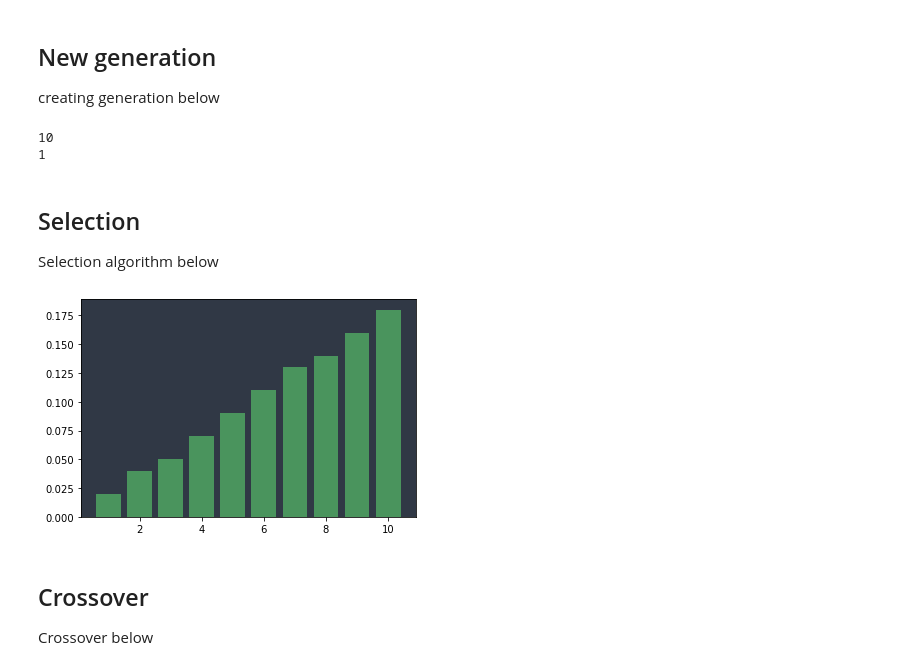
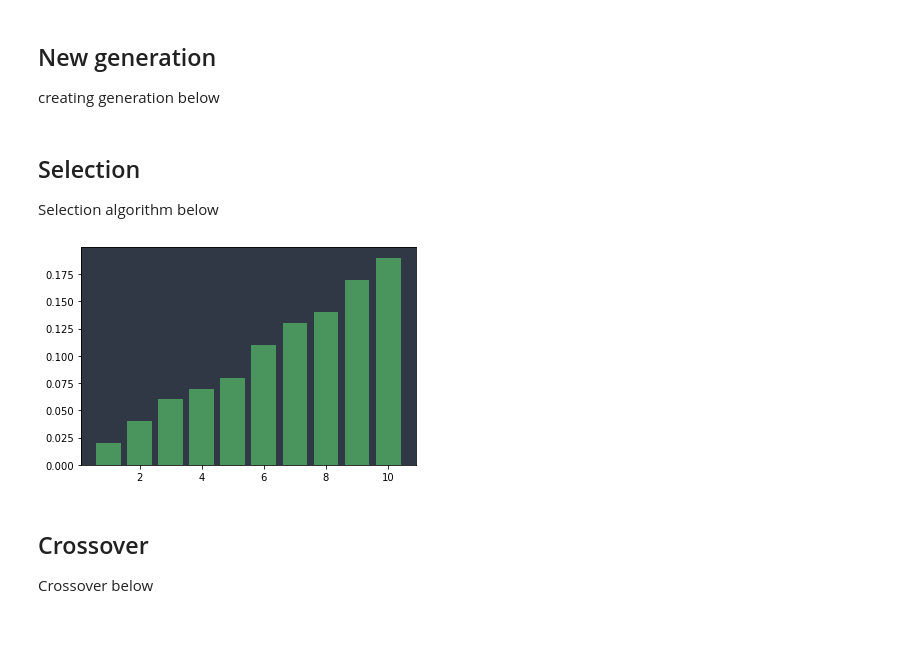
Before and after one commit to MatthijsFontys/AISocietyIndividualProject, a Jupyter notebook: Prologue.ipynb, the cells around one changed output. Cells and saved outputs as stored; diff of their text form; code cells hidden in the pictures; blank space fills up the shorter version.

Commit message:
Add temp image for survivor

```diff
--- a/Prologue.ipynb
+++ b/Prologue.ipynb
@@ -387,6 +439,7 @@ import random
 
 class Snake:
     def __init__(self, score):
+        self.dna = NeuralNetwork(2, 4).add_layer(2).add_output_layer()
         self.score = score
         self.times_chosen = 0
 
@@ -396,10 +449,7 @@ for i in range(10):
     summed_score += i + 1
     snakes.append(Snake(i + 1))
 
-print(len(snakes))
+# print(len(snakes))
-# %% [output]
-10
-1
 # %% [markdown]
 ## Selection
 
@@ -407,34 +457,33 @@ Selection algorithm below
 # %%
 amount_to_choose = 10_000
 for i in range(amount_to_choose):
     rand = random.random()
     for snake in snakes:
         rand -= snake.score / summed_score
         if rand <= 0:
             snake.times_chosen += 1
             break
 
 percent_score = []
 scores = []
 percent_chosen = []
 for snake in snakes:
     scores.append(snake.score)
     percent_score.append(round(snake.score / summed_score, 2))
-    percent_chosen.append(round(snake.times_chosen / snakes_chosen,2))
+    percent_chosen.append(round(snake.times_chosen / amount_to_choose,2))
 
 
 selection_df = pd.DataFrame({
     'Score': scores,
     #'Percent of summed score': percent_score,
     'Percent of total chosen': percent_chosen
 })
 
 setup_layout()
 plt.bar(data=selection_df, x='Score', height='Percent of total chosen', color='#4A945D')
-#plt.axes().set_facecolor(plt_bg_color)
 plt.show()
 # %% [output]
-[figure, old version]
+[figure, new version]
 # %% [markdown]
 ## Crossover
 
```
Also changed, not shown: parts of 8 cells of this notebook, 4 other files.
